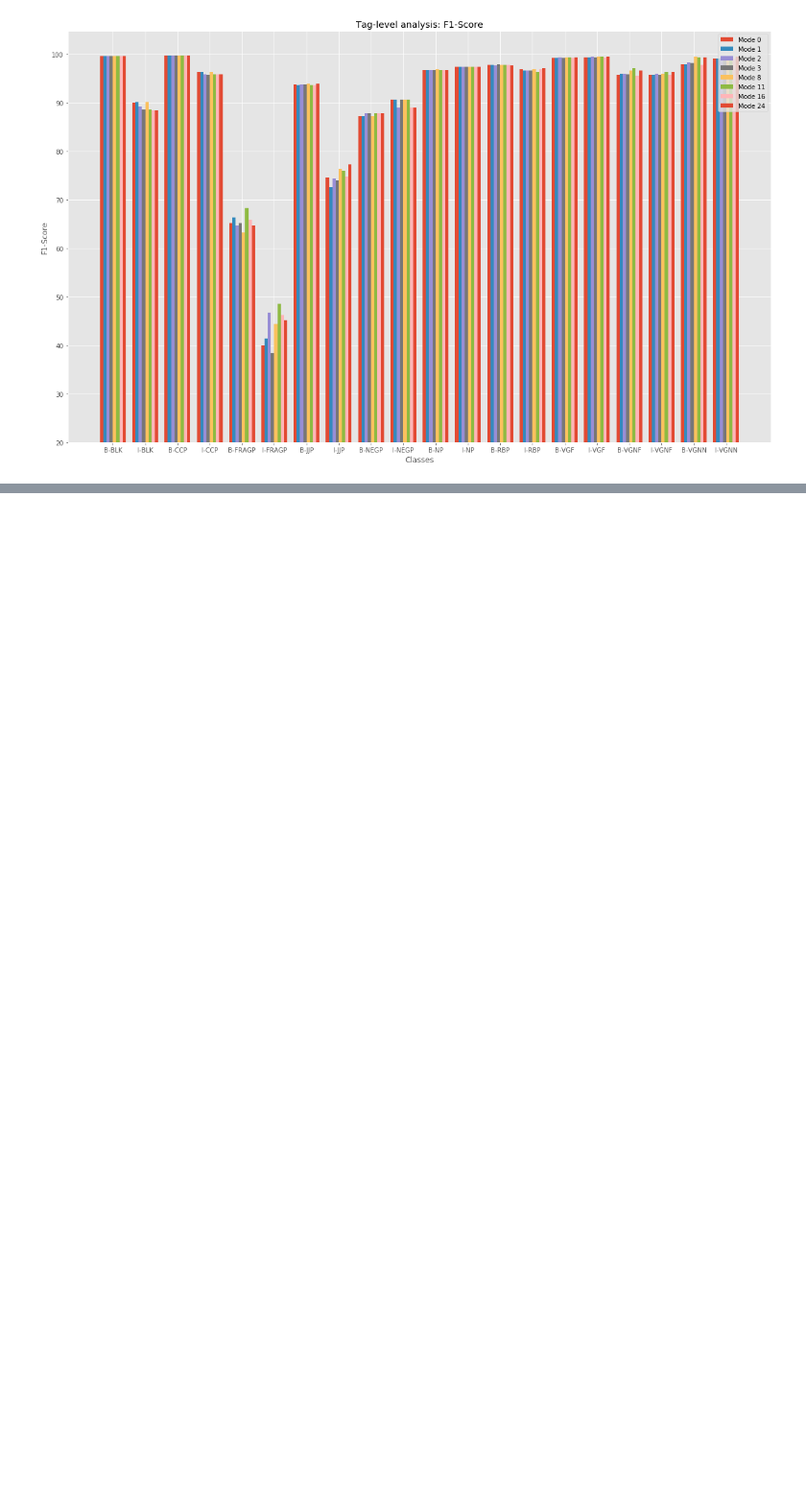
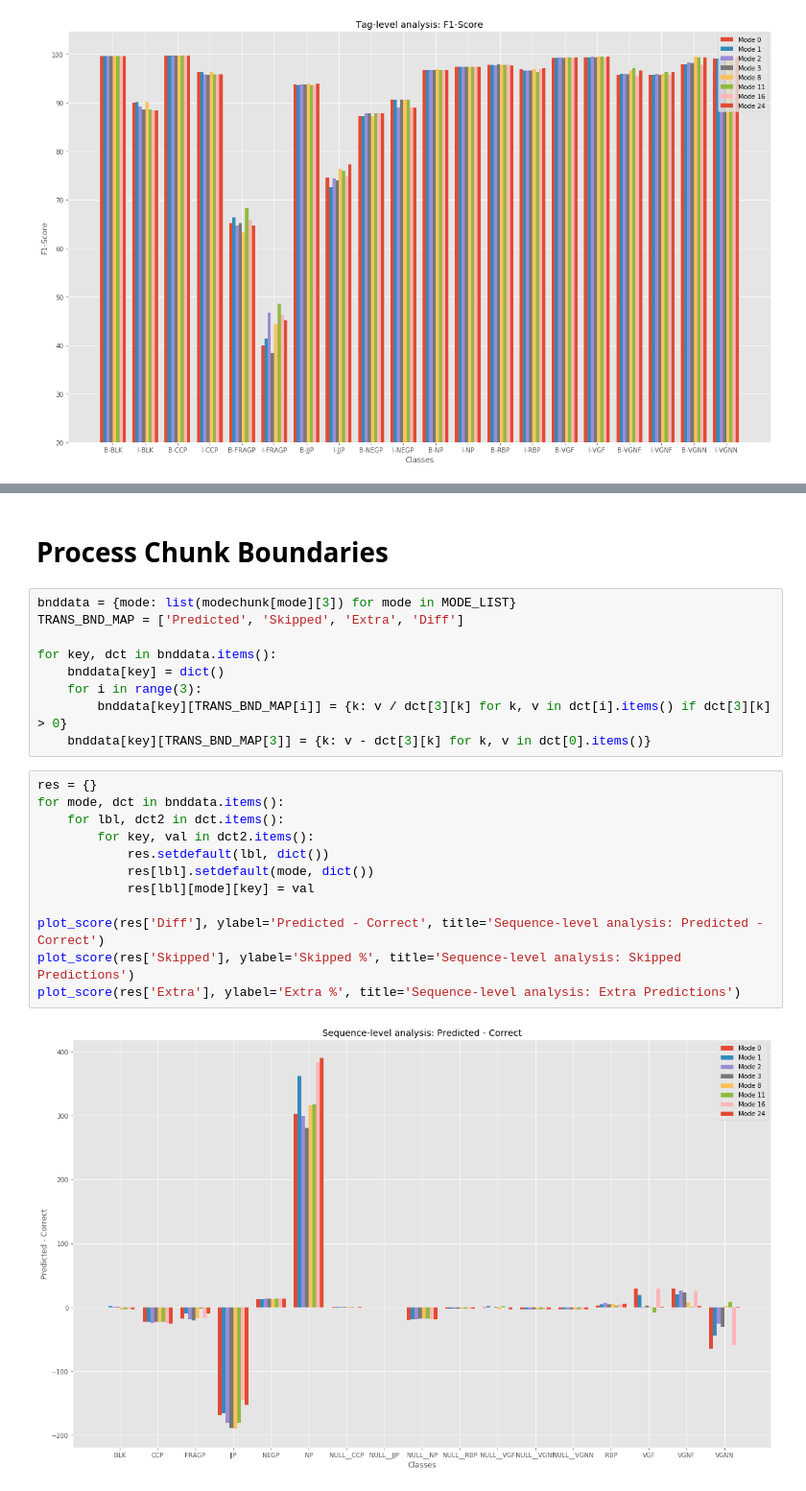
Before and after one commit to pegasus-lynx/Junk, a Jupyter notebook: NLP/HindiChunking/Chunking.ipynb, the cells around one changed output, grey strips where cells are left out. Shown at 96% size. Saved outputs shown, nothing was run; the diff lists cells and outputs as text; blank space fills up the shorter version.

```diff
--- a/NLP/HindiChunking/Chunking.ipynb
+++ b/NLP/HindiChunking/Chunking.ipynb
@@ -289,0 +492,25 @@ plot_score(res['f1-score'], ylabel="F1-Score", title='Tag-level analysis: F1-Sco
+# %% [markdown]
+# Process Chunk Boundaries
+# %%
+bnddata = {mode: list(modechunk[mode][3]) for mode in MODE_LIST}
+TRANS_BND_MAP = ['Predicted', 'Skipped', 'Extra', 'Diff']
+
+for key, dct in bnddata.items():
+    bnddata[key] = dict()
+    for i in range(3):
+        bnddata[key][TRANS_BND_MAP[i]] = {k: v / dct[3][k] for k, v in dct[i].items() if dct[3][k] > 0}
+    bnddata[key][TRANS_BND_MAP[3]] = {k: v - dct[3][k] for k, v in dct[0].items()}
+# %%
+res = {}
+for mode, dct in bnddata.items():
+    for lbl, dct2 in dct.items():
+        for key, val in dct2.items():
+            res.setdefault(lbl, dict())
+            res[lbl].setdefault(mode, dict())
+            res[lbl][mode][key] = val
+
+plot_score(res['Diff'], ylabel='Predicted - Correct', title='Sequence-level analysis: Predicted - Correct')
+plot_score(res['Skipped'], ylabel='Skipped %', title='Sequence-level analysis: Skipped Predictions')
+plot_score(res['Extra'], ylabel='Extra %', title='Sequence-level analysis: Extra Predictions')
+# %% [output]
+[figure, added]
```
Also changed, not shown: parts of 14 cells of this notebook, 15 other files.
